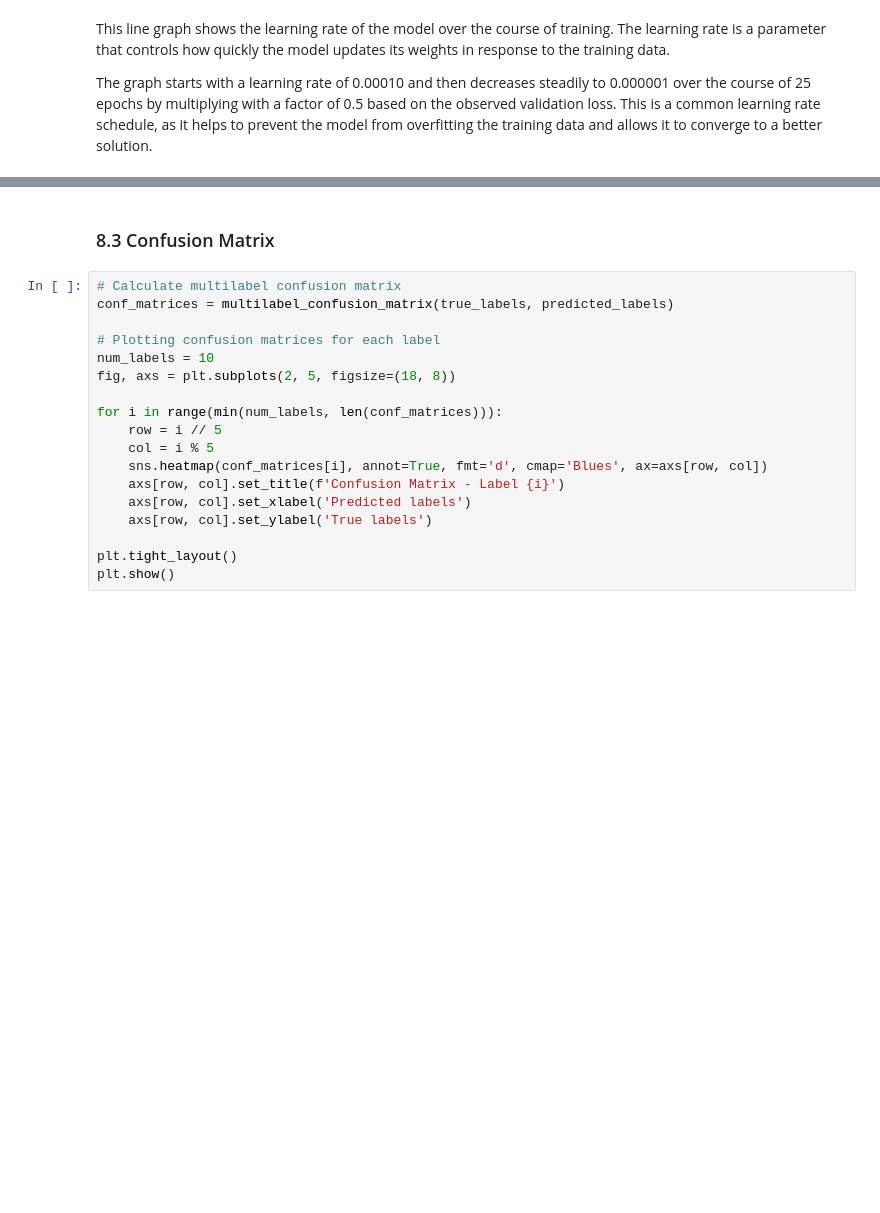
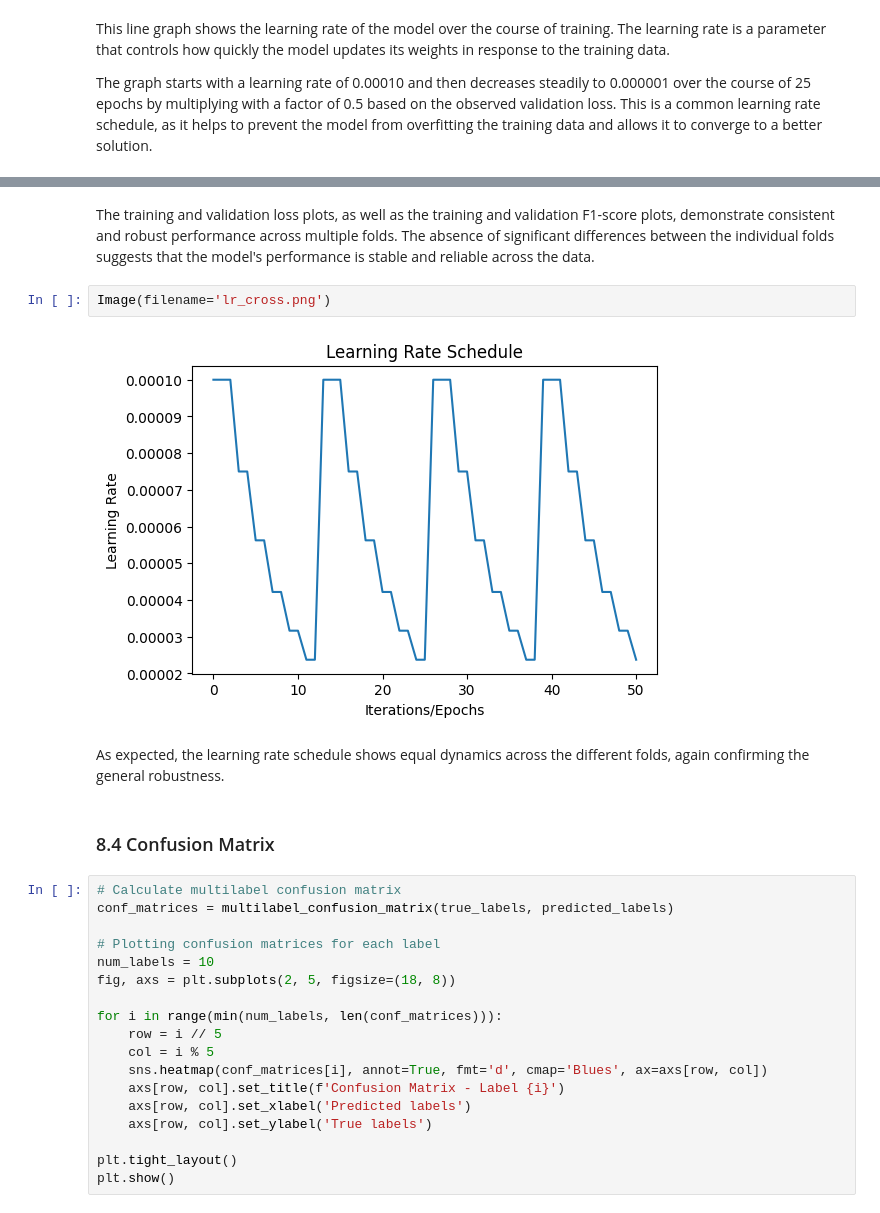
Before and after one commit to mxvp/organelle-image-classification, a Jupyter notebook: organelle_image_classification.ipynb, the cells around one changed output, grey strips where cells are left out. Saved outputs shown, nothing was run; the diff lists cells and outputs as text; blank space fills up the shorter version.

```diff
--- a/organelle_image_classification.ipynb
+++ b/organelle_image_classification.ipynb
@@ -695,5 +707,13 @@ The graph starts with a learning rate of 0.00010 and then decreases steadily to
+# %% [markdown]
+The training and validation loss plots, as well as the training and validation F1-score plots, demonstrate consistent and robust performance across multiple folds. The absence of significant differences between the individual folds suggests that the model's performance is stable and reliable across the data.
+# %%
+Image(filename='lr_cross.png')
+# %% [output]
+[figure, added]
+# %% [markdown]
+As expected, the learning rate schedule shows equal dynamics across the different folds, again confirming the general robustness.
 # %% [markdown]
-### 8.3 Confusion Matrix
+### 8.4 Confusion Matrix
 # %%
 # Calculate multilabel confusion matrix
 conf_matrices = multilabel_confusion_matrix(true_labels, predicted_labels)
```
Also changed, not shown: parts of 5 cells of this notebook, 4 other files.
